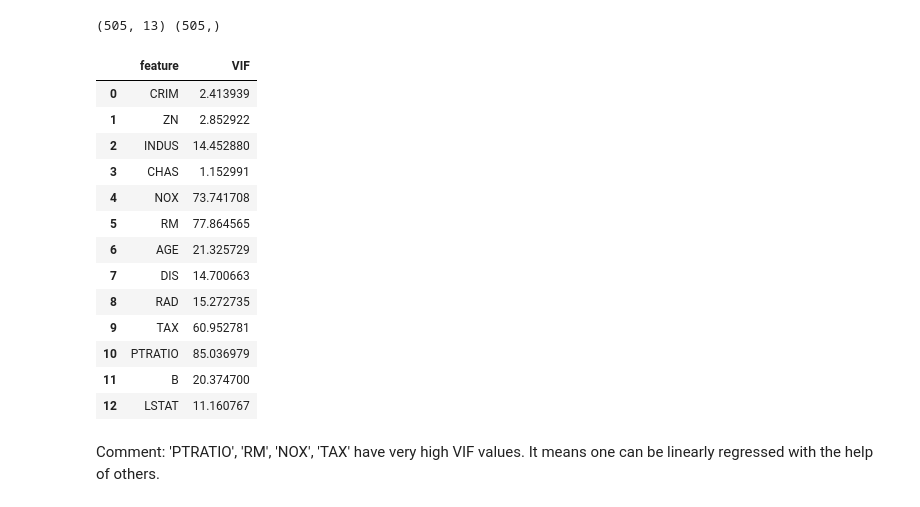
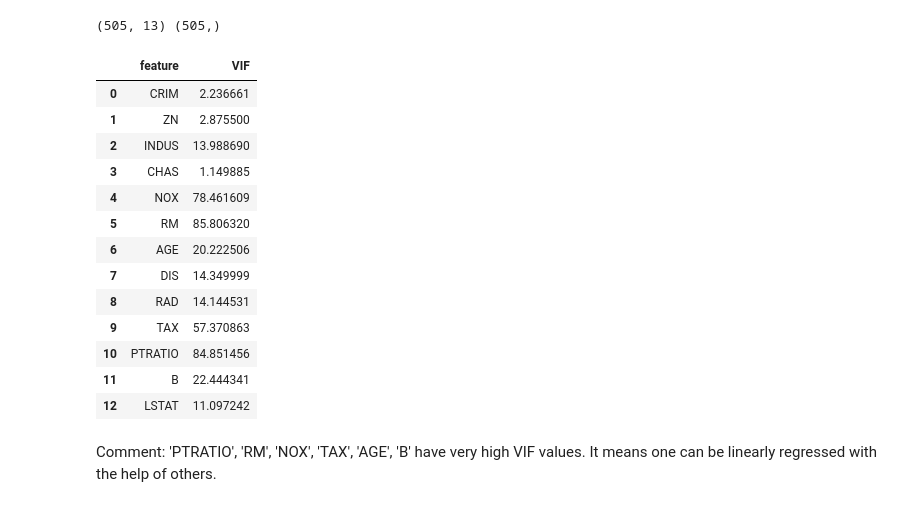
Before and after one commit to ROHIT779/ml-projects, a Jupyter notebook: regression-boston-housing/Boston_housing_2.ipynb, the cells around one changed output. Drawn from its saved outputs; the diff is of its cells as text; code cells hidden in the pictures.

```diff
--- a/regression-boston-housing/Boston_housing_2.ipynb
+++ b/regression-boston-housing/Boston_housing_2.ipynb
@@ -187,26 +191,29 @@ y_new = y.drop(index = leverage_points)
 print(X_new.shape, y_new.shape)
 # %% [output]
 (505, 13) (505,)
+# %%
+# Split the data in train and test
+X_train, X_test, y_train, y_test = train_test_split(X_new, y_new, test_size = 0.2, random_state = 0)
 # %%
 # 6. Collinearity
 vif_data = pd.DataFrame()
-vif_data["feature"] = X_new.columns
-vif_data["VIF"] = [variance_inflation_factor(X_new.values, i) for i in range(len(X_new.columns))]
+vif_data["feature"] = X_train.columns
+vif_data["VIF"] = [variance_inflation_factor(X_train.values, i) for i in range(len(X_train.columns))]
 vif_data
 # %% [output]
 |  | feature | VIF |
-| 0 | CRIM | 2.413939 |
-| 1 | ZN | 2.852922 |
-| 2 | INDUS | 14.452880 |
-| 3 | CHAS | 1.152991 |
-| 4 | NOX | 73.741708 |
-| 5 | RM | 77.864565 |
-| 6 | AGE | 21.325729 |
-| 7 | DIS | 14.700663 |
-| 8 | RAD | 15.272735 |
-| 9 | TAX | 60.952781 |
-| 10 | PTRATIO | 85.036979 |
-| 11 | B | 20.374700 |
-| 12 | LSTAT | 11.160767 |
+| 0 | CRIM | 2.236661 |
+| 1 | ZN | 2.875500 |
+| 2 | INDUS | 13.988690 |
+| 3 | CHAS | 1.149885 |
+| 4 | NOX | 78.461609 |
+| 5 | RM | 85.806320 |
+| 6 | AGE | 20.222506 |
+| 7 | DIS | 14.349999 |
+| 8 | RAD | 14.144531 |
+| 9 | TAX | 57.370863 |
+| 10 | PTRATIO | 84.851456 |
+| 11 | B | 22.444341 |
+| 12 | LSTAT | 11.097242 |
 # %% [markdown]
-Comment: 'PTRATIO', 'RM', 'NOX', 'TAX' have very high VIF values. It means one can be linearly regressed with the help of others.
+Comment: 'PTRATIO', 'RM', 'NOX', 'TAX', 'AGE', 'B' have very high VIF values. It means one can be linearly regressed with the help of others.
```
Also changed, not shown: parts of 18 cells of this notebook.
